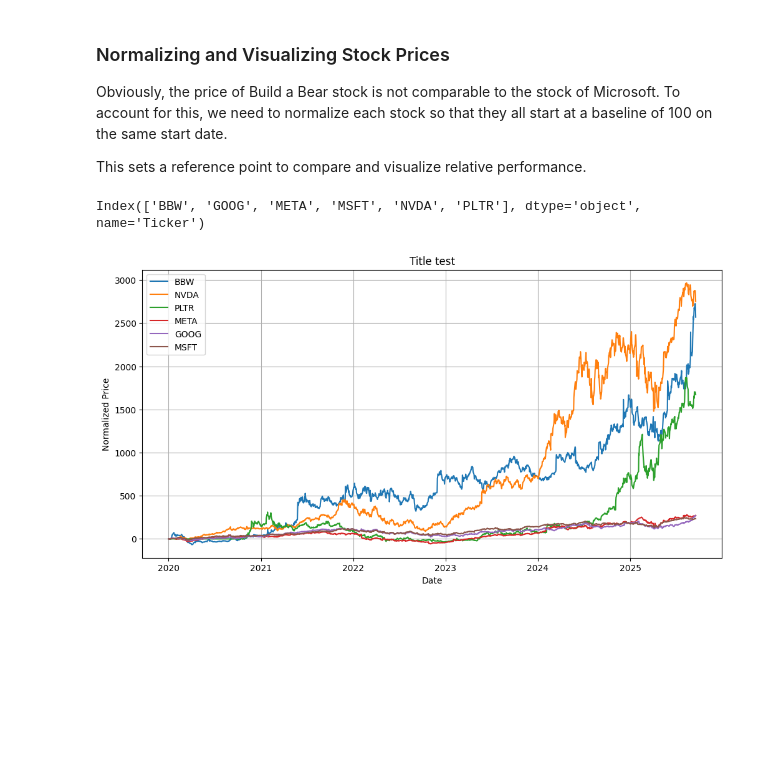
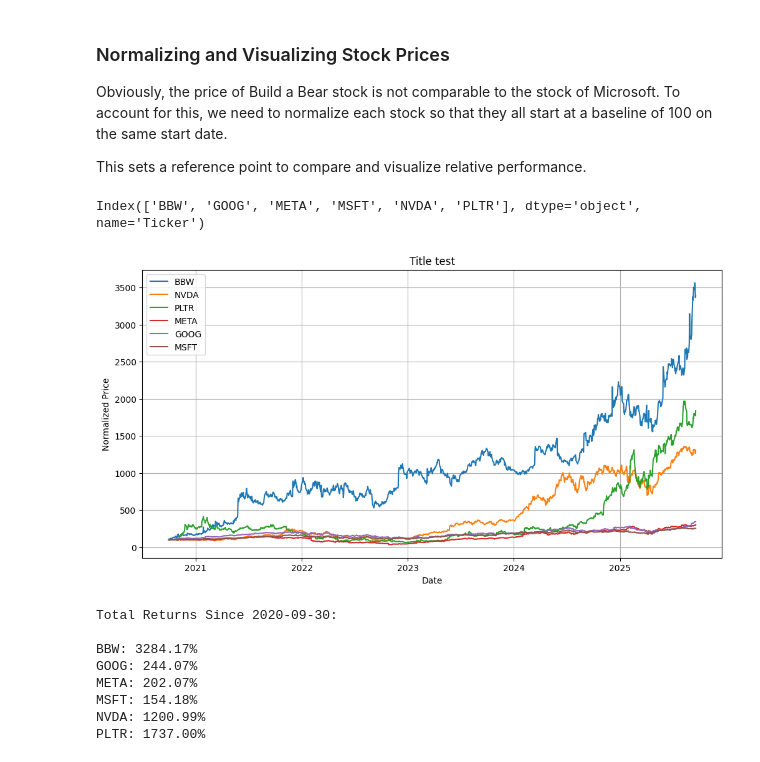
Before and after one commit to CaseyTomchuk/Build-a-Bear-vs-Tech-Companies, a Jupyter notebook: bears_vs_market.ipynb, the cells around one changed output. Cells and saved outputs as stored; diff of their text form; code cells hidden in the pictures; blank space fills up the shorter version.

Commit message:
overinflated percentage for BBW

```diff
--- a/bears_vs_market.ipynb
+++ b/bears_vs_market.ipynb
@@ -19,8 +19,8 @@ The companies that will be used in the initial analysis are tech & AI giants **N
 tickers = ['BBW', 'NVDA', 'PLTR', 'META', 'GOOG', 'MSFT']
 
 # 5 years of closing data for each ticker
-stock_data = yf.download(tickers, start= "2020-01-01", end = None)["Close"]
+stock_data = yf.download(tickers, start= "2020-09-30", end = None, auto_adjust= True)["Close"] # start date is palantir's IPO date
 
-#stock_data.head()  previewing data for testing
+stock_data.head()  # previewing data for testing
 # %% [output]
 [*********************100%***********************]  6 of 6 completed
@@ -30,27 +37,34 @@ Obviously, the price of Build a Bear stock is not comparable to the stock of Mic
 
 This sets a reference point to compare and visualize relative performance.
 # %%
-# Calculate daily returns
-daily_returns = stock_data.pct_change().fillna(0)  # daily % change
-
-# Convert to cumulative returns
-cumulative_returns = (1 + daily_returns).cumprod() - 1  # cumulative % change
-
-# Multiply by 100 to show in percentage
-cumulative_returns_pct = cumulative_returns * 100
+normalized = stock_data / stock_data.iloc[0] * 100
 
 plt.figure(figsize=(12,6))
 for ticker in tickers:
-   plt.plot(cumulative_returns_pct[ticker], label = ticker)
+   plt.plot(normalized[ticker], label = ticker)
 
 print(stock_data.columns)
 
 plt.title("Title test")
 plt.xlabel("Date")
 plt.ylabel("Normalized Price")
 plt.legend()
 plt.grid(True)
 plt.show()
+
+# Percentages for testing
+returns = (stock_data.iloc[-1] / stock_data.iloc[0] - 1) * 100
+print("Total Returns Since 2020-09-30:\n")
+for ticker, ret in returns.items():
+    print(f"{ticker}: {ret:.2f}%")
 # %% [output]
 Index(['BBW', 'GOOG', 'META', 'MSFT', 'NVDA', 'PLTR'], dtype='object', name='Ticker')
-[figure, old version]
+[figure, new version]
+Total Returns Since 2020-09-30:
+
+BBW: 3284.17%
+GOOG: 244.07%
+META: 202.07%
+MSFT: 154.18%
+NVDA: 1200.99%
+PLTR: 1737.00%
```
Also changed, not shown: parts of 1 cell of this notebook.
